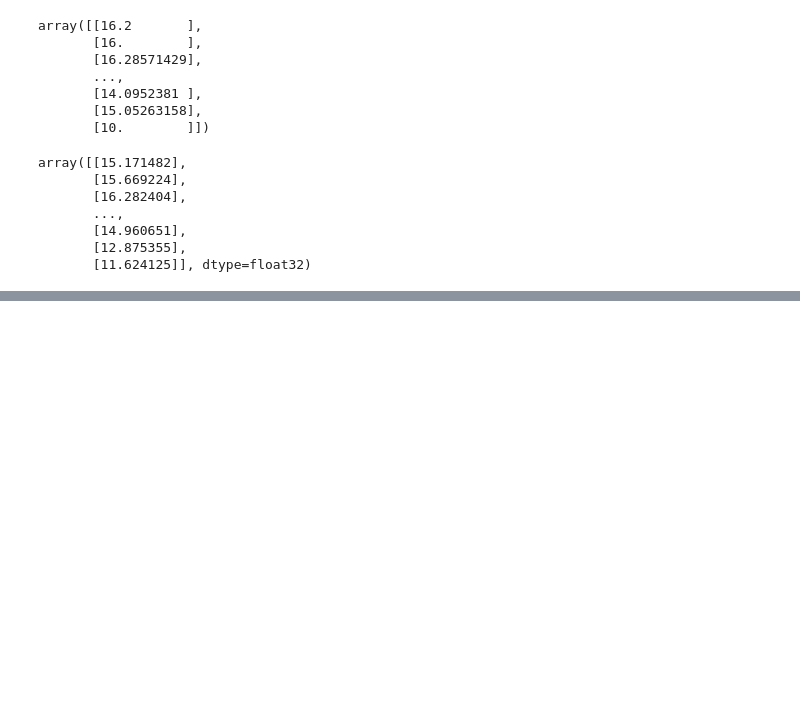
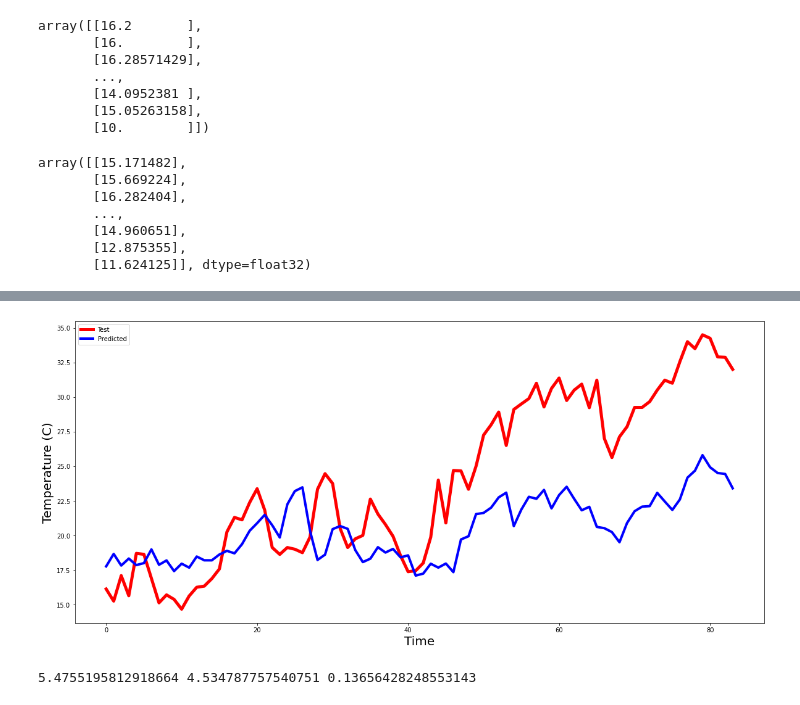
Before and after one commit to i-shitizkhanna/Time-Series-Forecasting, a Jupyter notebook: Ensemble.ipynb, the cells around one changed output, grey strips where cells are left out. Saved outputs shown, nothing was run; the diff lists cells and outputs as text; code cells hidden in the pictures; blank space fills up the shorter version.

```diff
--- a/Ensemble.ipynb
+++ b/Ensemble.ipynb
@@ -346,0 +546,12 @@ metrics.r2_score(Y_test_inv,temp_f)
+# %%
+steps=30
+X_test=[]
+Y_test=[]
+for i in range(len(test_data_temp)-steps):
+  X_test.append(test_data_temp[i:i+steps])
+  Y_test.append(test_data_temp[i+steps])
+X_test=np.array(X_test)
+Y_test=np.array(Y_test)
+
+print(X_test.shape)
+print(Y_test.shape)
@@ -346,0 +561,6 @@ metrics.r2_score(Y_test_inv,temp_f)
+# %%
+X_test=np.array(X_test)
+Y_test=np.array(Y_test)
+
+print(X_test.shape)
+print(Y_test.shape)
@@ -346,0 +570,6 @@ metrics.r2_score(Y_test_inv,temp_f)
+# %%
+model2=models.load_model("Models/model1_ts.h5")
+
+temp_ts=model2.predict(X_test)
+temp_ts=scaler.inverse_transform(temp_ts)
+temp_ts
@@ -346,0 +594,16 @@ metrics.r2_score(Y_test_inv,temp_f)
+# %%
+temp_f=(temp_ts+temp_rs)/2
+temp_f
+
+Y_test_inv=scaler.inverse_transform(Y_test)
+# %%
+import matplotlib.pyplot as plt
+plt.figure(figsize=(20,9))
+plt.plot(Y_test_inv , 'red', linewidth=5)
+plt.plot(temp_f,'blue' , linewidth=4)
+plt.xlabel("Time", fontsize=20)
+plt.ylabel("Temperature (C)", fontsize=20)
+plt.legend(('Test','Predicted'))
+plt.show()
+# %% [output]
+[figure, added]
@@ -346,0 +613,6 @@ metrics.r2_score(Y_test_inv,temp_f)
+# %%
+mse=mean_squared_error(Y_test_inv,temp_f,squared=False)
+mae=mean_absolute_error(Y_test_inv,temp_f)
+print(f'{mse} {mae} {metrics.r2_score(Y_test_inv,temp_f)}')
+# %% [output]
+5.4755195812918664 4.534787757540751 0.13656428248553143
```
Also changed, not shown: parts of 28 cells of this notebook.
